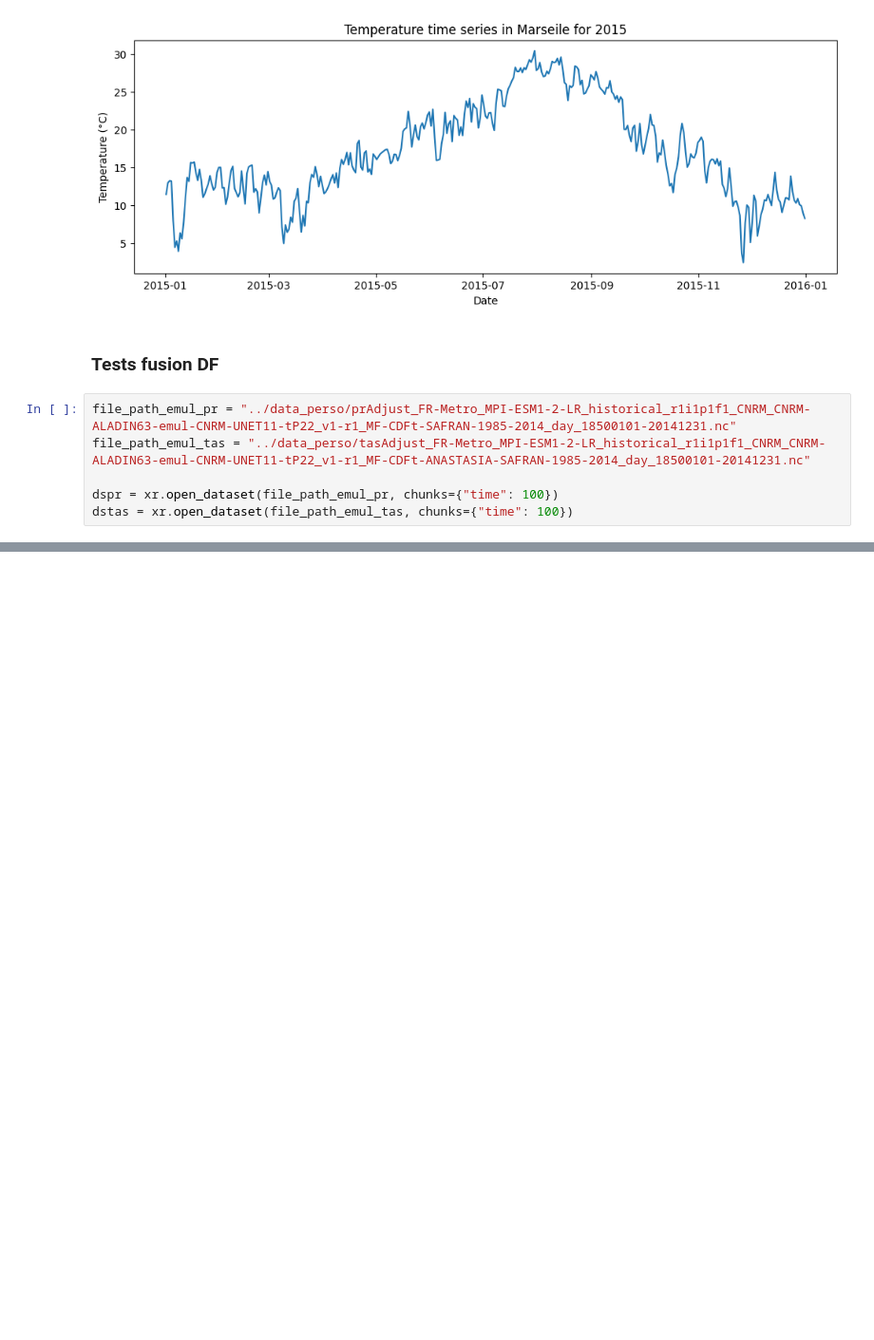
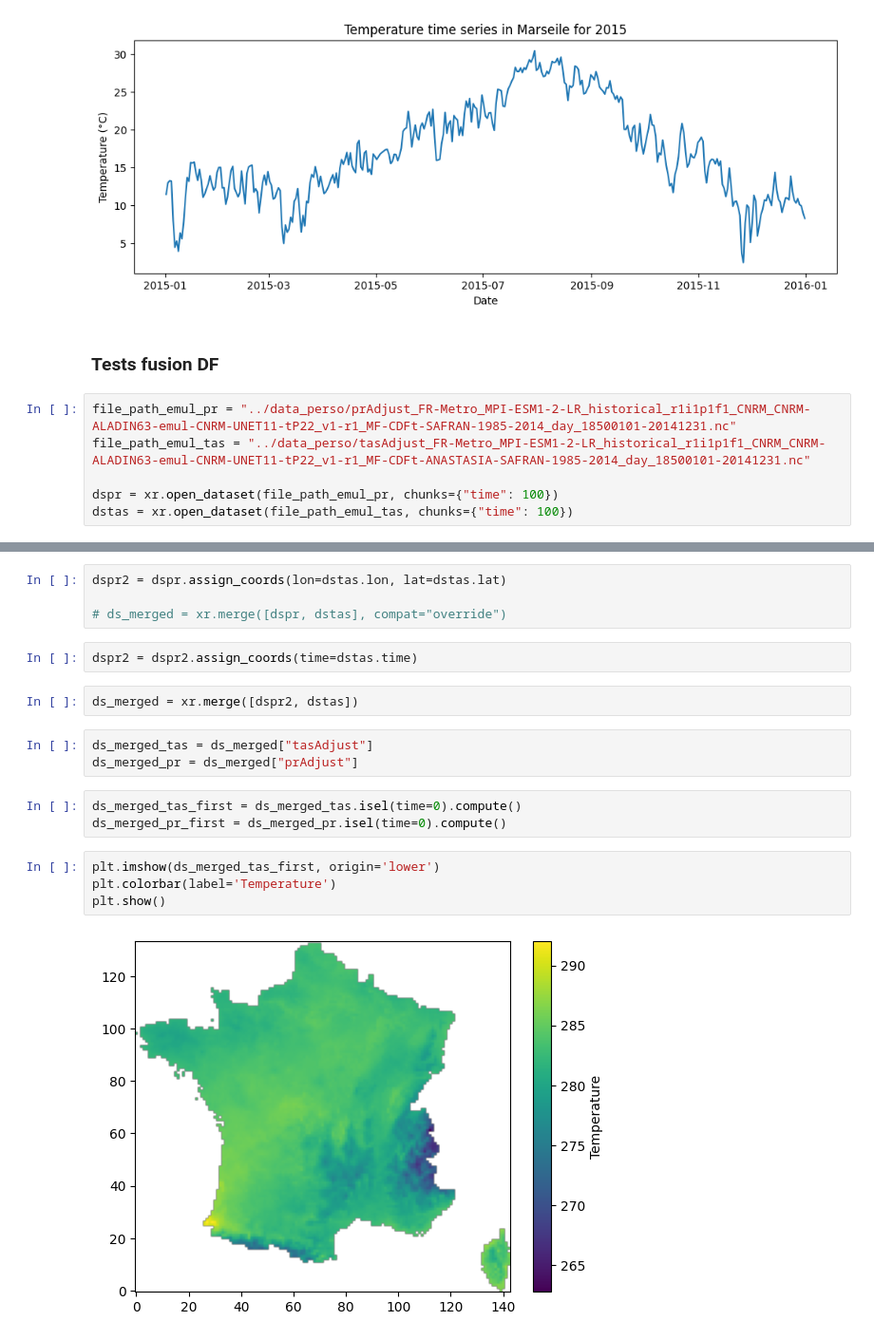
Before and after one commit to JulesBrdl/hackathon-climat, a Jupyter notebook: Notebooks/notebook_jules.ipynb, the cells around one changed output, grey strips where cells are left out. Shown at 95% size. Drawn from its saved outputs; the diff is of its cells as text; blank space fills up the shorter version.

```diff
--- a/Notebooks/notebook_jules.ipynb
+++ b/Notebooks/notebook_jules.ipynb
@@ -249,0 +258,20 @@ dstas = xr.open_dataset(file_path_emul_tas, chunks={"time": 100})
+# %%
+dspr2 = dspr.assign_coords(lon=dstas.lon, lat=dstas.lat)
+
+# ds_merged = xr.merge([dspr, dstas], compat="override")
+# %%
+dspr2 = dspr2.assign_coords(time=dstas.time)
+# %%
+ds_merged = xr.merge([dspr2, dstas])
+# %%
+ds_merged_tas = ds_merged["tasAdjust"]
+ds_merged_pr = ds_merged["prAdjust"]
+# %%
+ds_merged_tas_first = ds_merged_tas.isel(time=0).compute()
+ds_merged_pr_first = ds_merged_pr.isel(time=0).compute()
+# %%
+plt.imshow(ds_merged_tas_first, origin='lower')
+plt.colorbar(label='Temperature')
+plt.show()
+# %% [output]
+[figure, added]
```
Also changed, not shown: parts of 2 cells of this notebook.
